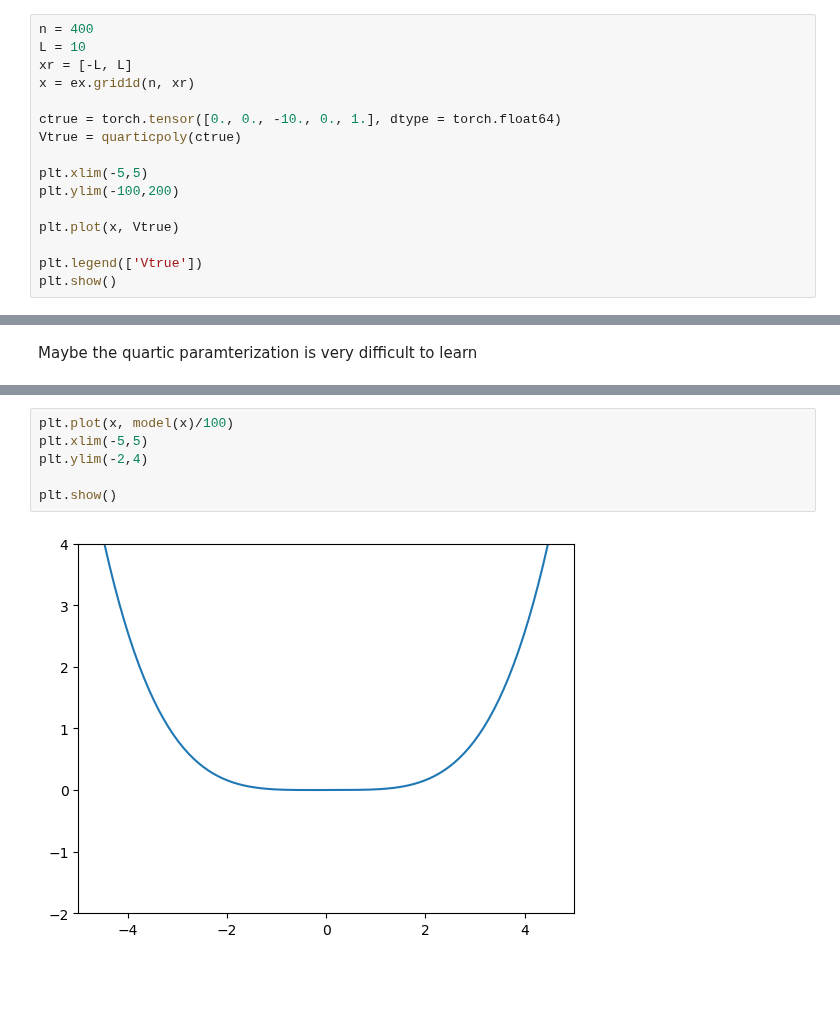
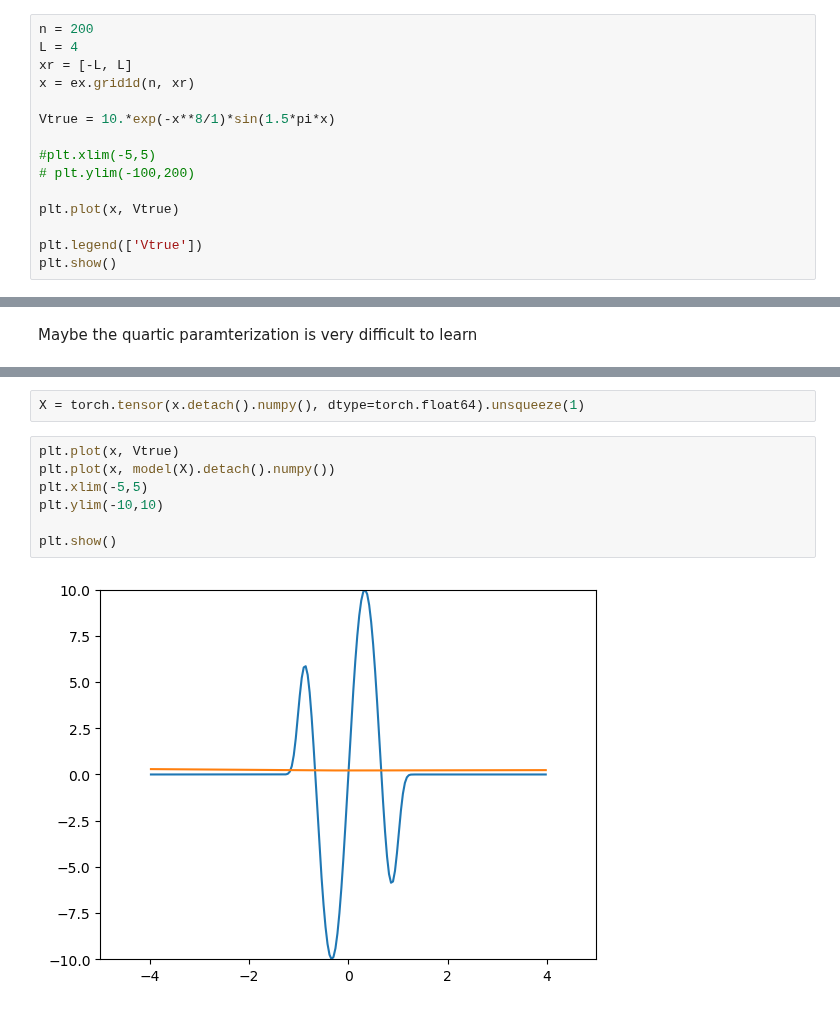
Before and after one commit to brownadder/expsolve, a Jupyter notebook: examples/fourier/torch-play.ipynb, the cells around one changed output, grey strips where cells are left out. Drawn from its saved outputs; the diff is of its cells as text; blank space fills up the shorter version.

```diff
--- a/examples/fourier/torch-play.ipynb
+++ b/examples/fourier/torch-play.ipynb
@@ -27,14 +31,13 @@ def quarticpoly(c):
 # %%
-n = 400
-L = 10
+n = 200
+L = 4
 xr = [-L, L]
 x = ex.grid1d(n, xr)
 
-ctrue = torch.tensor([0., 0., -10., 0., 1.], dtype = torch.float64)
-Vtrue = quarticpoly(ctrue)
+Vtrue = 10.*exp(-x**8/1)*sin(1.5*pi*x)
 
-plt.xlim(-5,5)
-plt.ylim(-100,200)
+#plt.xlim(-5,5)
+# plt.ylim(-100,200)
 
 plt.plot(x, Vtrue)
 
@@ -186,8 +115,11 @@ model = SimpleNN()
+# %%
+X = torch.tensor(x.detach().numpy(), dtype=torch.float64).unsqueeze(1)
 # %%
-plt.plot(x, model(x)/100)
+plt.plot(x, Vtrue)
+plt.plot(x, model(X).detach().numpy())
 plt.xlim(-5,5)
-plt.ylim(-2,4)
+plt.ylim(-10,10)
 
 plt.show()
 # %% [output]
-[figure, old version]
+[figure, new version]
```
Also changed, not shown: parts of 19 cells of this notebook.
